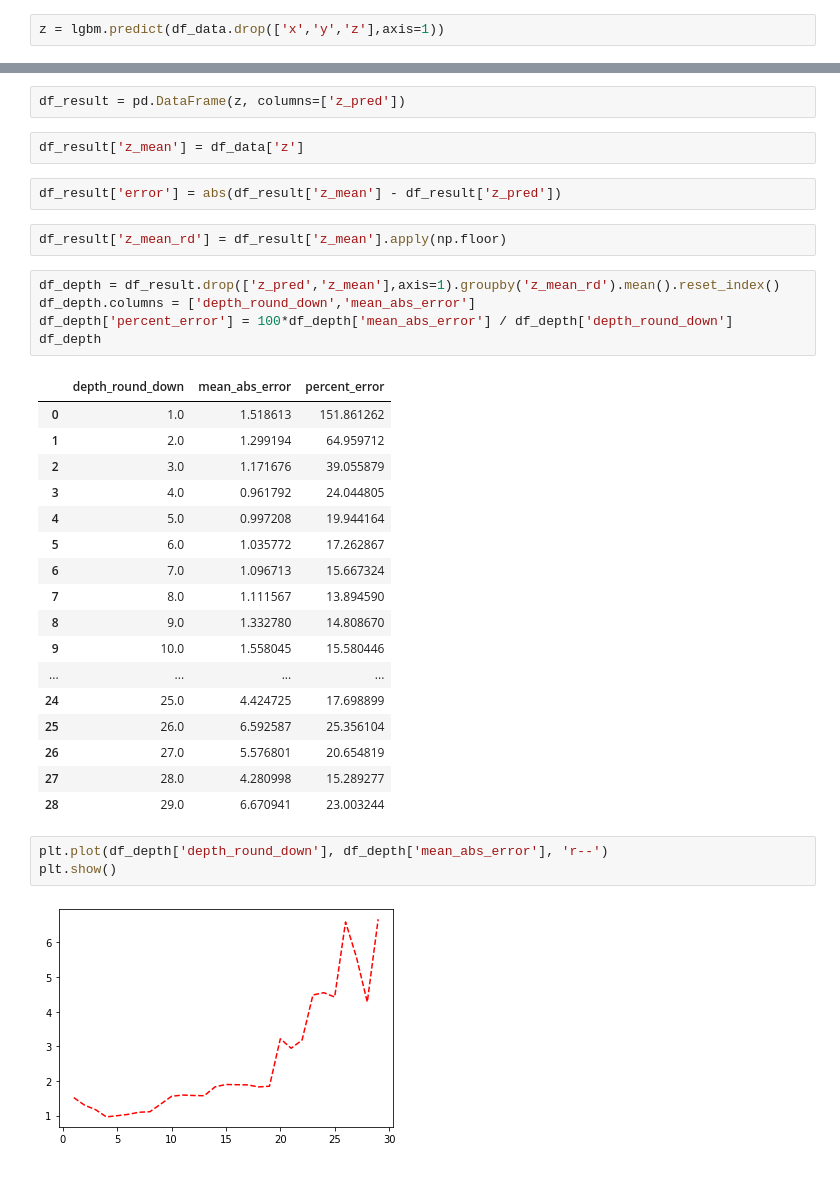
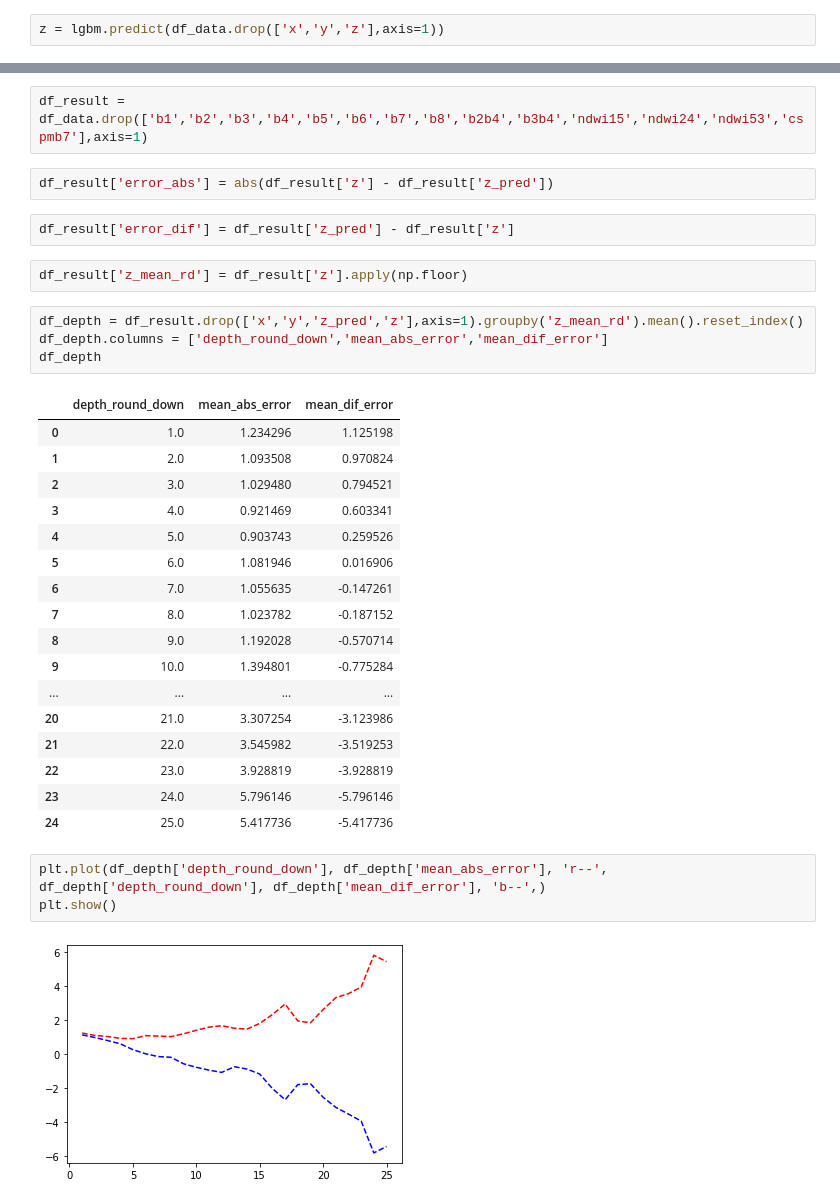
Before and after one commit to Ocean-Technologies/satellite_bathymetry, a Jupyter notebook: notebooks/data_visualization.ipynb, the cells around one changed output, grey strips where cells are left out. Cells and saved outputs as stored; diff of their text form.

```diff
--- a/notebooks/data_visualization.ipynb
+++ b/notebooks/data_visualization.ipynb
@@ -34,36 +38,35 @@ z = lgbm.predict(df_data.drop(['x','y','z'],axis=1))
+# %%
+df_result = df_data.drop(['b1','b2','b3','b4','b5','b6','b7','b8','b2b4','b3b4','ndwi15','ndwi24','ndwi53','cspmb7'],axis=1)
 # %%
-df_result = pd.DataFrame(z, columns=['z_pred'])
+df_result['error_abs'] = abs(df_result['z'] - df_result['z_pred'])
-# %%
-df_result['z_mean'] = df_data['z']
 # %%
-df_result['error'] = abs(df_result['z_mean'] - df_result['z_pred'])
+df_result['error_dif'] = df_result['z_pred'] - df_result['z']
 # %%
-df_result['z_mean_rd'] = df_result['z_mean'].apply(np.floor)
+df_result['z_mean_rd'] = df_result['z'].apply(np.floor)
 # %%
-df_depth = df_result.drop(['z_pred','z_mean'],axis=1).groupby('z_mean_rd').mean().reset_index()
-df_depth.columns = ['depth_round_down','mean_abs_error']
-df_depth['percent_error'] = 100*df_depth['mean_abs_error'] / df_depth['depth_round_down']
+df_depth = df_result.drop(['x','y','z_pred','z'],axis=1).groupby('z_mean_rd').mean().reset_index()
+df_depth.columns = ['depth_round_down','mean_abs_error','mean_dif_error']
 df_depth
 # %% [output]
-|  | depth_round_down | mean_abs_error | percent_error |
-| 0 | 1.0 | 1.518613 | 151.861262 |
-| 1 | 2.0 | 1.299194 | 64.959712 |
-| 2 | 3.0 | 1.171676 | 39.055879 |
-| 3 | 4.0 | 0.961792 | 24.044805 |
-| 4 | 5.0 | 0.997208 | 19.944164 |
-| 5 | 6.0 | 1.035772 | 17.262867 |
-| 6 | 7.0 | 1.096713 | 15.667324 |
-| 7 | 8.0 | 1.111567 | 13.894590 |
-| 8 | 9.0 | 1.332780 | 14.808670 |
-| 9 | 10.0 | 1.558045 | 15.580446 |
+|  | depth_round_down | mean_abs_error | mean_dif_error |
+| 0 | 1.0 | 1.234296 | 1.125198 |
+| 1 | 2.0 | 1.093508 | 0.970824 |
+| 2 | 3.0 | 1.029480 | 0.794521 |
+| 3 | 4.0 | 0.921469 | 0.603341 |
+| 4 | 5.0 | 0.903743 | 0.259526 |
+| 5 | 6.0 | 1.081946 | 0.016906 |
+| 6 | 7.0 | 1.055635 | -0.147261 |
+| 7 | 8.0 | 1.023782 | -0.187152 |
+| 8 | 9.0 | 1.192028 | -0.570714 |
+| 9 | 10.0 | 1.394801 | -0.775284 |
 | ... | ... | ... | ... |
-| 24 | 25.0 | 4.424725 | 17.698899 |
-| 25 | 26.0 | 6.592587 | 25.356104 |
-| 26 | 27.0 | 5.576801 | 20.654819 |
-| 27 | 28.0 | 4.280998 | 15.289277 |
-| 28 | 29.0 | 6.670941 | 23.003244 |
+| 20 | 21.0 | 3.307254 | -3.123986 |
+| 21 | 22.0 | 3.545982 | -3.519253 |
+| 22 | 23.0 | 3.928819 | -3.928819 |
+| 23 | 24.0 | 5.796146 | -5.796146 |
+| 24 | 25.0 | 5.417736 | -5.417736 |
 # %%
-plt.plot(df_depth['depth_round_down'], df_depth['mean_abs_error'], 'r--')
+plt.plot(df_depth['depth_round_down'], df_depth['mean_abs_error'], 'r--', df_depth['depth_round_down'], df_depth['mean_dif_error'], 'b--',)
 plt.show()
 # %% [output]
-[figure, old version]
+[figure, new version]
```
Also changed, not shown: parts of 10 cells of this notebook.
